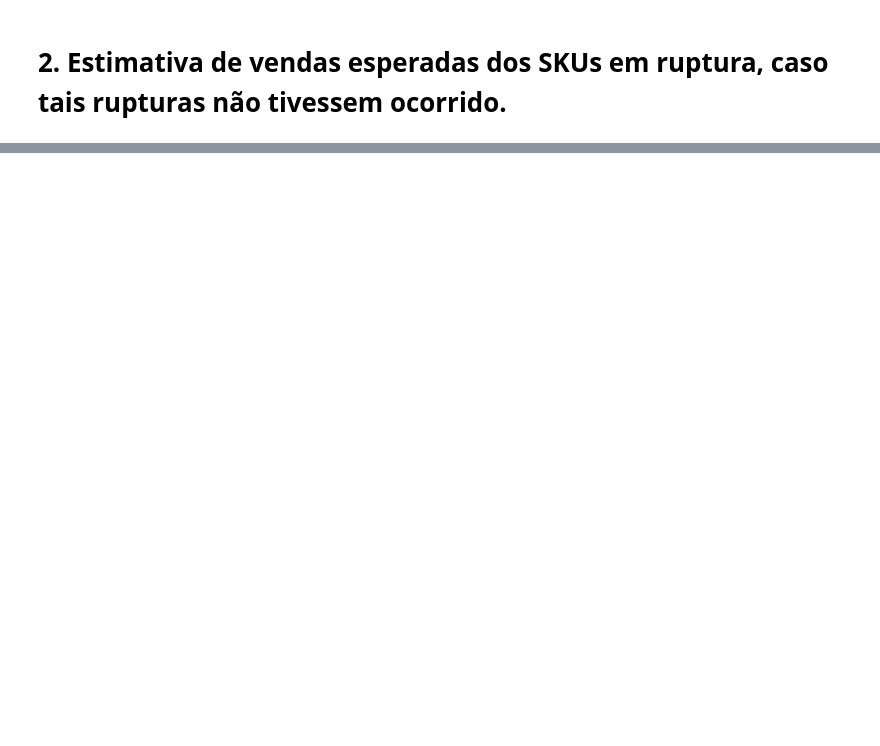
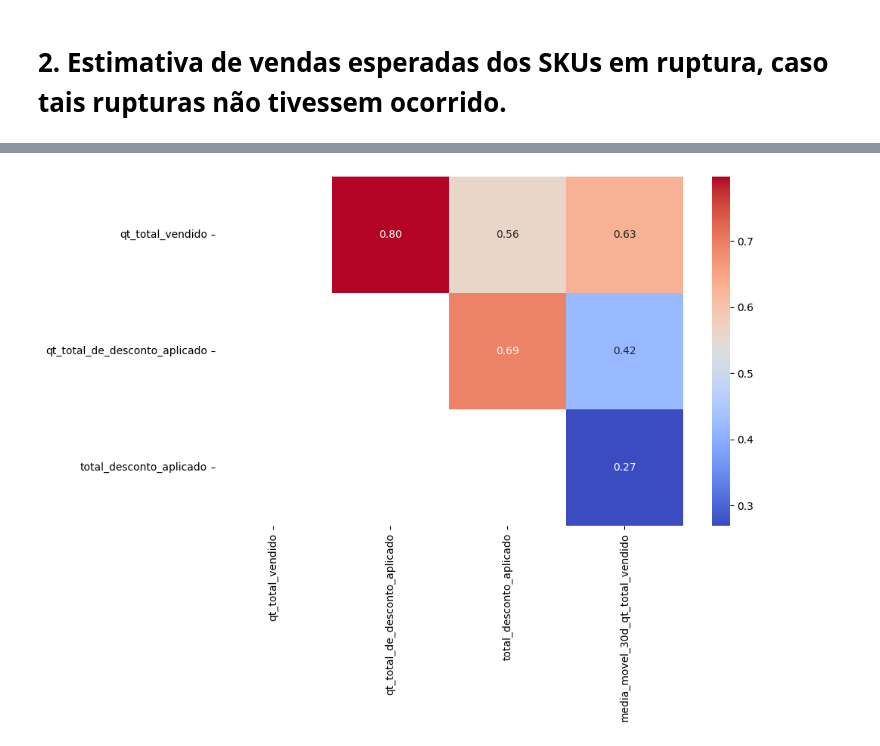
Before and after one commit to MaxwellPaparelli/Case, a Jupyter notebook: notebooks/notebook_case.ipynb, the cells around one changed output, grey strips where cells are left out. Saved outputs shown, nothing was run; the diff lists cells and outputs as text; code cells hidden in the pictures; blank space fills up the shorter version.

```diff
--- a/notebooks/notebook_case.ipynb
+++ b/notebooks/notebook_case.ipynb
@@ -298,0 +330,23 @@ substituicao
+# %%
+df_vendas_select = df_vendas.sort_values(['key_loja','dt_venda','cod_material']).copy()
+
+df_vendas_select = df_vendas_select[['key_loja','dt_venda','cod_material','vlr_venda_tabelado','vlr_desconto']]
+df_vendas_select['desconto_aplicado'] = df_vendas_select['vlr_desconto'].apply(lambda x: 1 if x > 0 else 0)
+df_vendas_agg = df_vendas_select.groupby(['key_loja','dt_venda','cod_material']).agg(qt_total_vendido=('cod_material', 'count'),
+                                                                                     qt_total_de_desconto_aplicado=('desconto_aplicado', 'sum'),
+                                                                                     total_desconto_aplicado=('vlr_desconto', 'sum')).reset_index()
+
+df_vendas_agg = df_vendas_agg.rename(columns={'cod_material': 'cod_produto'})
+df_vendas_agg = df_vendas_agg.sort_values(['key_loja', 'cod_produto', 'dt_venda'])
+
+# 3. Agora aplica o rolling DENTRO de cada grupo
+def aplicar_rolling(grupo):
+    grupo = grupo.set_index('dt_venda').sort_index()
+    grupo['media_movel_30d_qt_total_vendido'] = grupo['qt_total_vendido'].rolling('30D').mean()
+    return grupo.reset_index()
+
+# 4. Aplica nos grupos
+df_vendas_agg = df_vendas_agg.groupby(['key_loja', 'cod_produto'], group_keys=False).apply(aplicar_rolling)
+
+
+df_vendas_agg
@@ -298,0 +382,4 @@ substituicao
+# %%
+# Matriz de correlações lineares entre as variáveis quantitativas
+matriz_cor = df_vendas_agg.drop(columns = ['dt_venda', 'key_loja','cod_produto']).corr().iloc[:-1, :]
+matriz_cor
@@ -298,0 +391,8 @@ substituicao
+# %%
+# Exibição da matriz de correlações lineares, em formato de gráfico de calor
+plt.figure(figsize = (10, 6))
+mask = np.tril(np.ones_like(matriz_cor, dtype = bool)) # para ocultar valores no triângulo abaixo da diagonal
+sns.heatmap(matriz_cor, annot = True, fmt = '.2f', cmap = 'coolwarm', mask = mask)
+plt.show()
+# %% [output]
+[figure, added]
```
Also changed, not shown: parts of 25 cells of this notebook.
